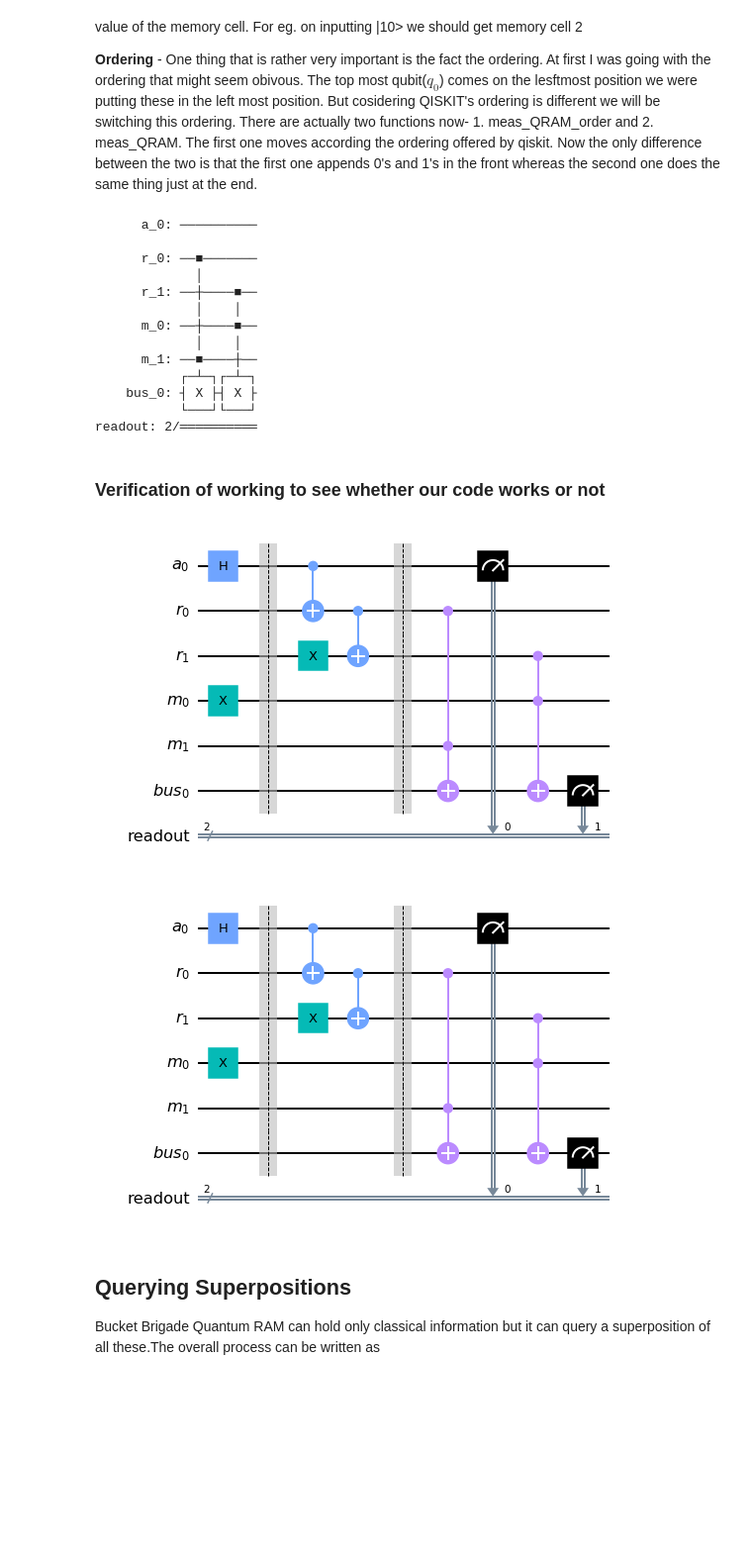
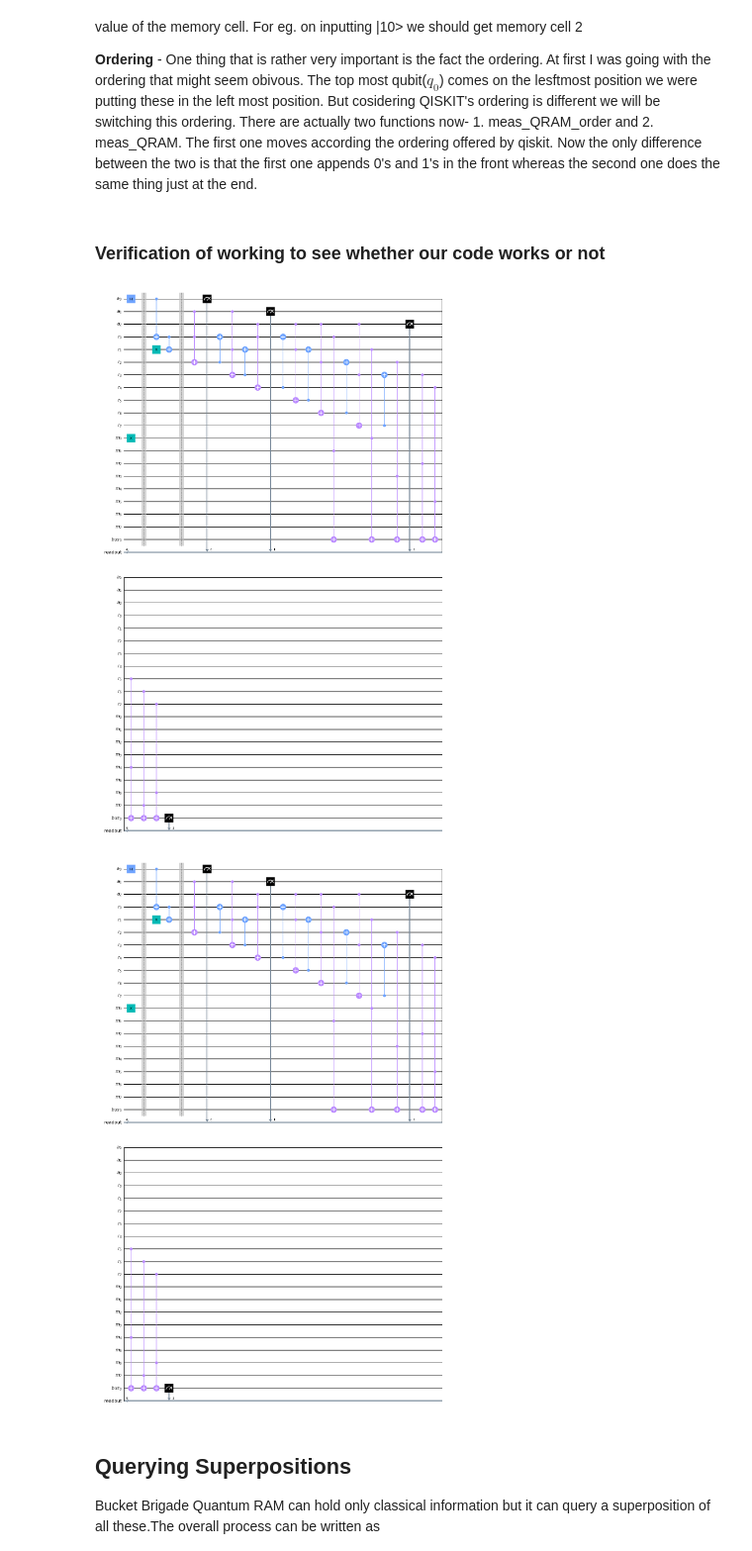
Before and after one commit to singhmeet11/Boosting-Algorithm, a Jupyter notebook: QRAM/QRAM.ipynb, the cells around one changed output. Shown: that part at 99% size. Drawn from its saved outputs; the diff is of its cells as text; code cells hidden in the pictures; blank space fills up the shorter version.

Commit message:
fixing the bug in QRAM

```diff
--- a/QRAM/QRAM.ipynb
+++ b/QRAM/QRAM.ipynb
@@ -38,8 +38,8 @@ def QRAM(no_of_address_qubits):
 #     qc.cx(qr_a[0],qr_a[1])
     #qc.h(qr_a[0])
     ## play with the memory element here if you want
-    qc.x(qr_m[0])
-#     qc.x(qr_m[1])
+    #qc.x(qr_m[0])
+    qc.x(qr_m[1])
     ##
     qc.barrier()
 
@@ -137,22 +147,6 @@ def meas_QRAM_order(no_of_address_qubits):
 
 
     return qc
-# %%
-meas_QRAM_order(1).draw()
-# %% [output]
-      a_0: ──────────
-
-      r_0: ──■───────
-             │
-      r_1: ──┼────■──
-             │    │
-      m_0: ──┼────■──
-             │    │
-      m_1: ──■────┼──
-           ┌─┴─┐┌─┴─┐
-    bus_0: ┤ X ├┤ X ├
-           └───┘└───┘
-readout: 2/══════════
 # %%
 def meas_QRAM(no_of_address_qubits):
     a = no_of_address_qubits
@@ -233,10 +230,10 @@ def numConcat(num1, num2):
 # %% [markdown]
 ### Verification of working to see whether our code works or not
 # %%
-QRAM(1).draw('mpl')
+QRAM(3).draw('mpl')
 # %% [output]
-[figure, old version]
+[figure, new version]
-[figure, old version]
+[figure, new version]
 # %% [markdown]
 ## Querying Superpositions
 
```
Also changed, not shown: parts of 8 cells of this notebook.
